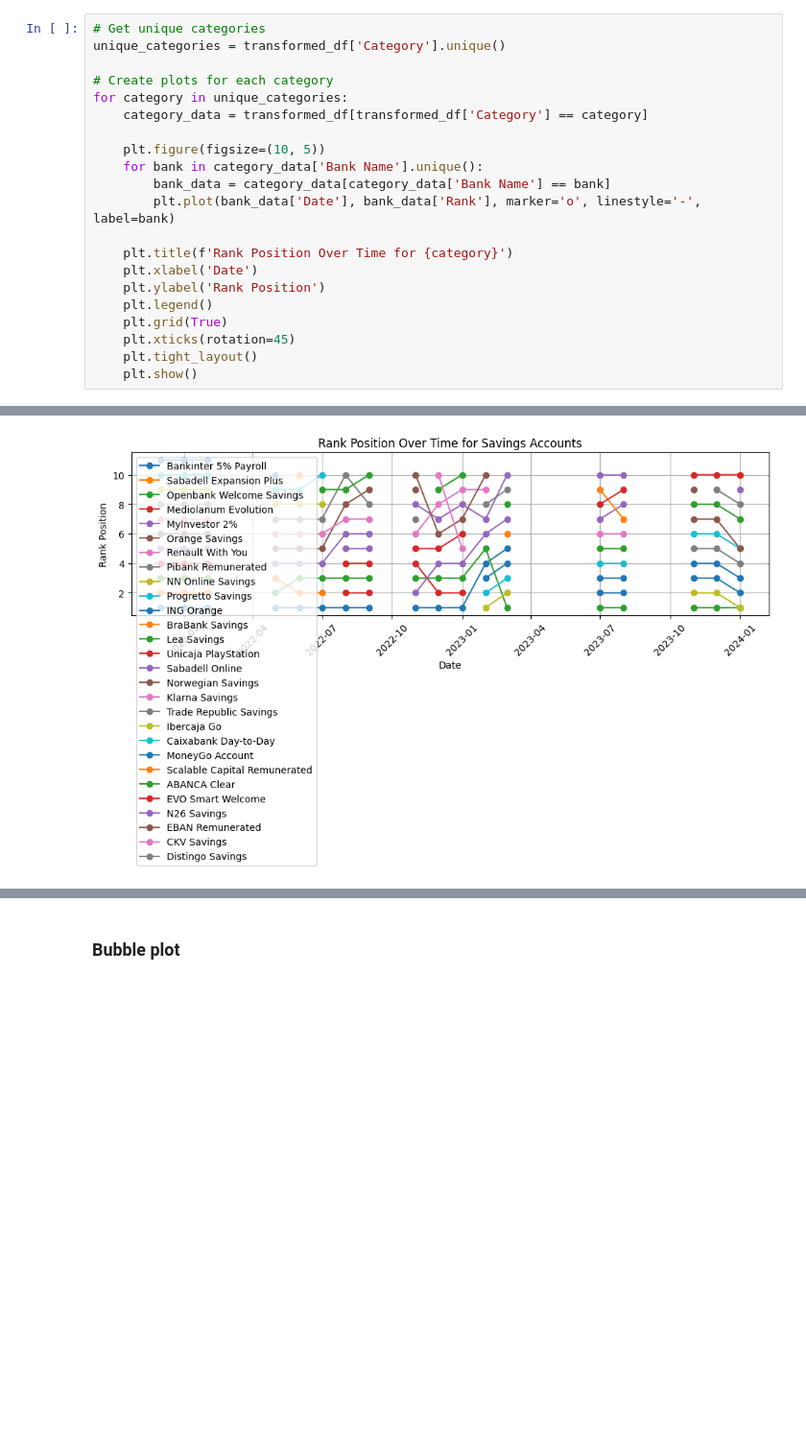
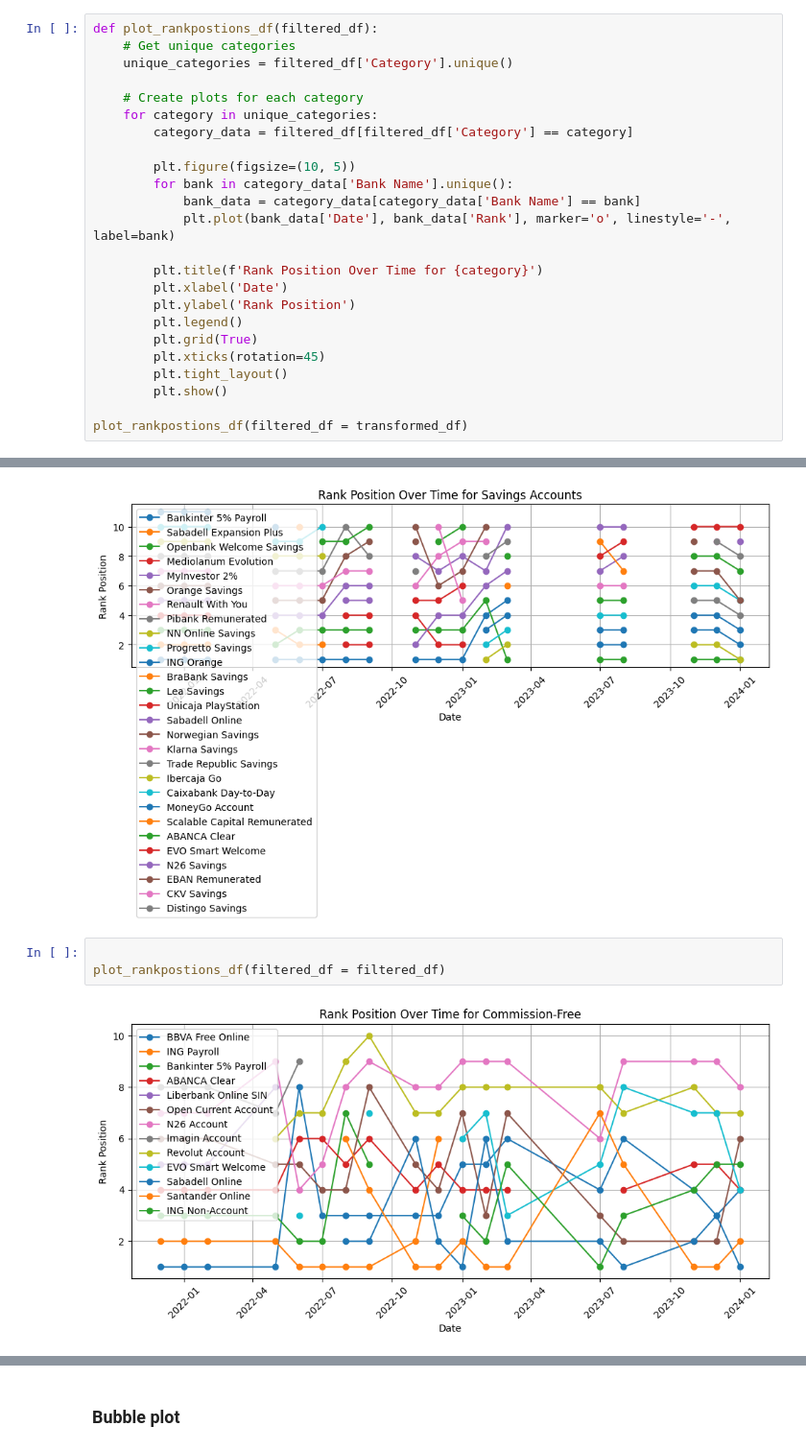
Before and after one commit to agbennett-bse/deloitte_digital_banking, a Jupyter notebook: deloitte_digital_banking/rank-position.ipynb, the cells around one changed output, grey strips where cells are left out. Shown at 96% size. Cells and saved outputs as stored; diff of their text form; blank space fills up the shorter version.

Commit message:
ranking_positions - time series plot

```diff
--- a/deloitte_digital_banking/rank-position.ipynb
+++ b/deloitte_digital_banking/rank-position.ipynb
@@ -426,25 +447,33 @@ transformed_df = combined_df
 # %%
-# Get unique categories
-unique_categories = transformed_df['Category'].unique()
+def plot_rankpostions_df(filtered_df):
+    # Get unique categories
+    unique_categories = filtered_df['Category'].unique()
 
-# Create plots for each category
-for category in unique_categories:
-    category_data = transformed_df[transformed_df['Category'] == category]
+    # Create plots for each category
+    for category in unique_categories:
+        category_data = filtered_df[filtered_df['Category'] == category]
 
-    plt.figure(figsize=(10, 5))
-    for bank in category_data['Bank Name'].unique():
-        bank_data = category_data[category_data['Bank Name'] == bank]
-        plt.plot(bank_data['Date'], bank_data['Rank'], marker='o', linestyle='-', label=bank)
+        plt.figure(figsize=(10, 5))
+        for bank in category_data['Bank Name'].unique():
+            bank_data = category_data[category_data['Bank Name'] == bank]
+            plt.plot(bank_data['Date'], bank_data['Rank'], marker='o', linestyle='-', label=bank)
 
-    plt.title(f'Rank Position Over Time for {category}')
-    plt.xlabel('Date')
-    plt.ylabel('Rank Position')
-    plt.legend()
-    plt.grid(True)
-    plt.xticks(rotation=45)
-    plt.tight_layout()
-    plt.show()
+        plt.title(f'Rank Position Over Time for {category}')
+        plt.xlabel('Date')
+        plt.ylabel('Rank Position')
+        plt.legend()
+        plt.grid(True)
+        plt.xticks(rotation=45)
+        plt.tight_layout()
+        plt.show()
+
+plot_rankpostions_df(filtered_df = transformed_df)
 # %% [output]
 [figure]
 [figure]
 [figure]
+# %%
+
+plot_rankpostions_df(filtered_df = filtered_df)
+# %% [output]
+[figure, added]
```
Also changed, not shown: parts of 5 cells of this notebook.
